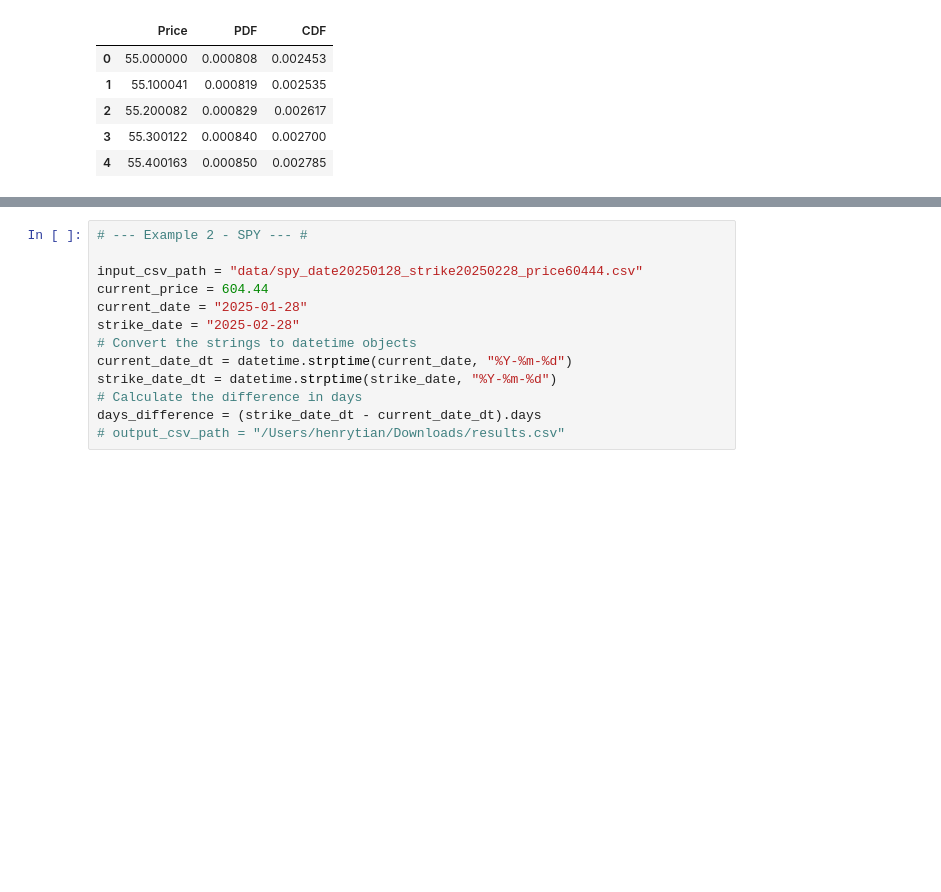
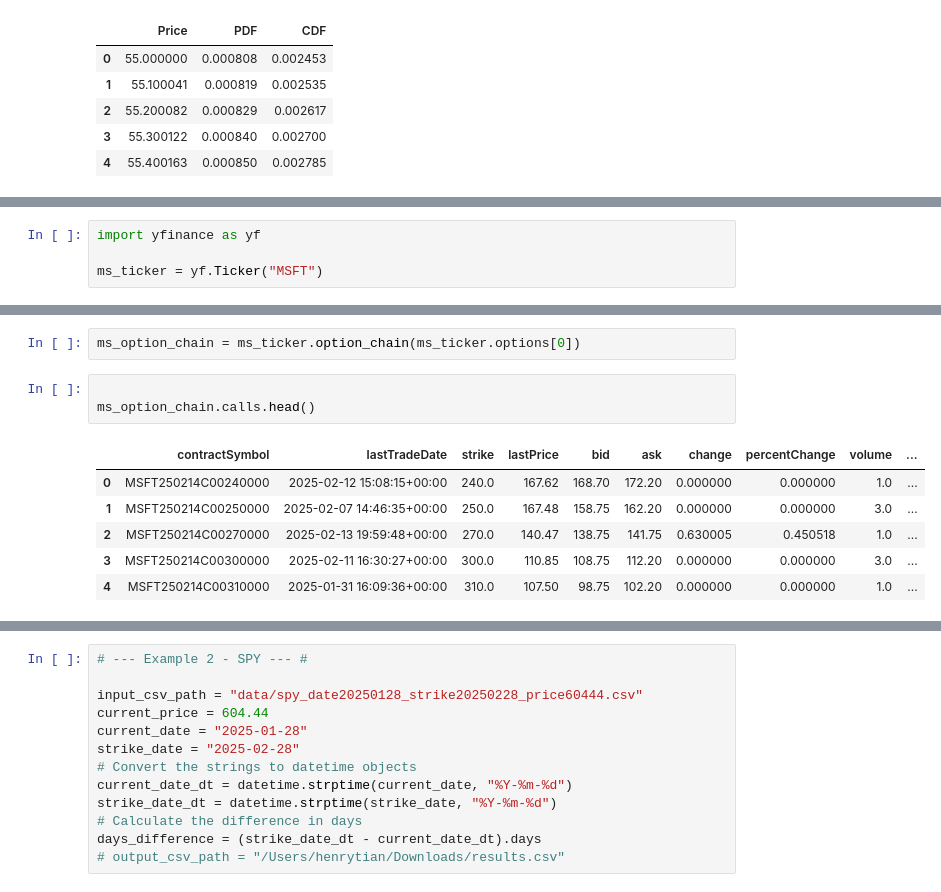
Before and after one commit to TradeInsight-Info/options-implied-probability, a Jupyter notebook: example.ipynb, the cells around one changed output, grey strips where cells are left out. Drawn from its saved outputs; the diff is of its cells as text; blank space fills up the shorter version.

```diff
--- a/example.ipynb
+++ b/example.ipynb
@@ -71,0 +83,4 @@ generate_pdf_figure(nvidia_pdf,
+# %%
+import yfinance as yf
+
+ms_ticker = yf.Ticker("MSFT")
@@ -71,0 +94,12 @@ generate_pdf_figure(nvidia_pdf,
+# %%
+ms_option_chain = ms_ticker.option_chain(ms_ticker.options[0])
+# %%
+
+ms_option_chain.calls.head()
+# %% [output]
+|  | contractSymbol | lastTradeDate | strike | lastPrice | bid | ask | change | percentChange | volume | ... |
+| 0 | MSFT250214C00240000 | 2025-02-12 15:08:15+00:00 | 240.0 | 167.62 | 168.70 | 172.20 | 0.000000 | 0.000000 | 1.0 | ... |
+| 1 | MSFT250214C00250000 | 2025-02-07 14:46:35+00:00 | 250.0 | 167.48 | 158.75 | 162.20 | 0.000000 | 0.000000 | 3.0 | ... |
+| 2 | MSFT250214C00270000 | 2025-02-13 19:59:48+00:00 | 270.0 | 140.47 | 138.75 | 141.75 | 0.630005 | 0.450518 | 1.0 | ... |
+| 3 | MSFT250214C00300000 | 2025-02-11 16:30:27+00:00 | 300.0 | 110.85 | 108.75 | 112.20 | 0.000000 | 0.000000 | 3.0 | ... |
+| 4 | MSFT250214C00310000 | 2025-01-31 16:09:36+00:00 | 310.0 | 107.50 | 98.75 | 102.20 | 0.000000 | 0.000000 | 1.0 | ... |
```
Also changed, not shown: parts of 19 cells of this notebook.
